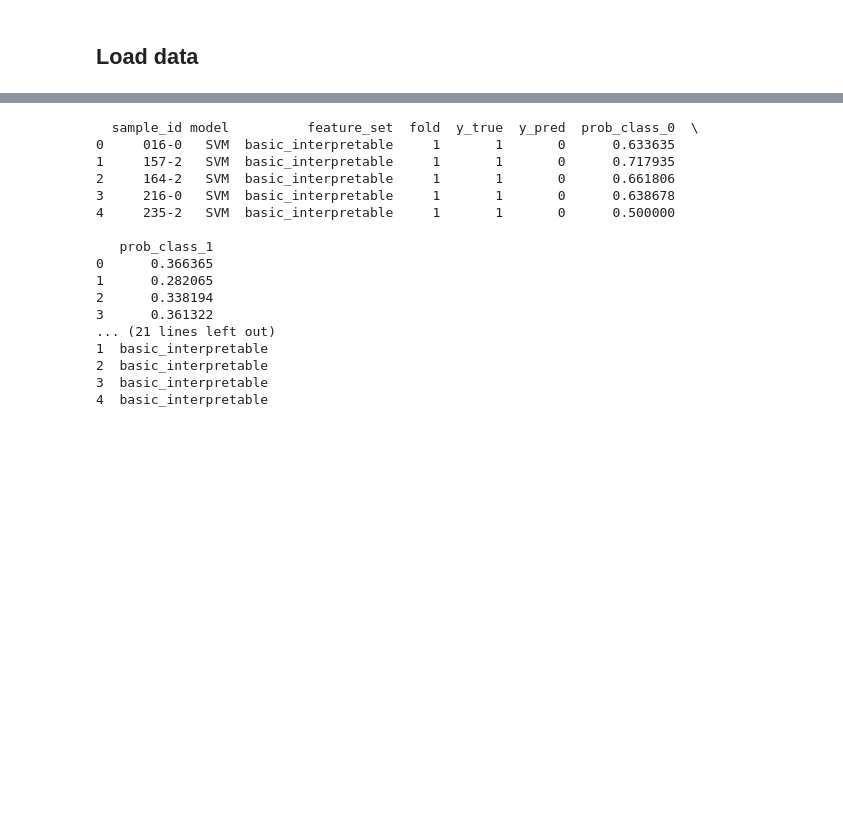
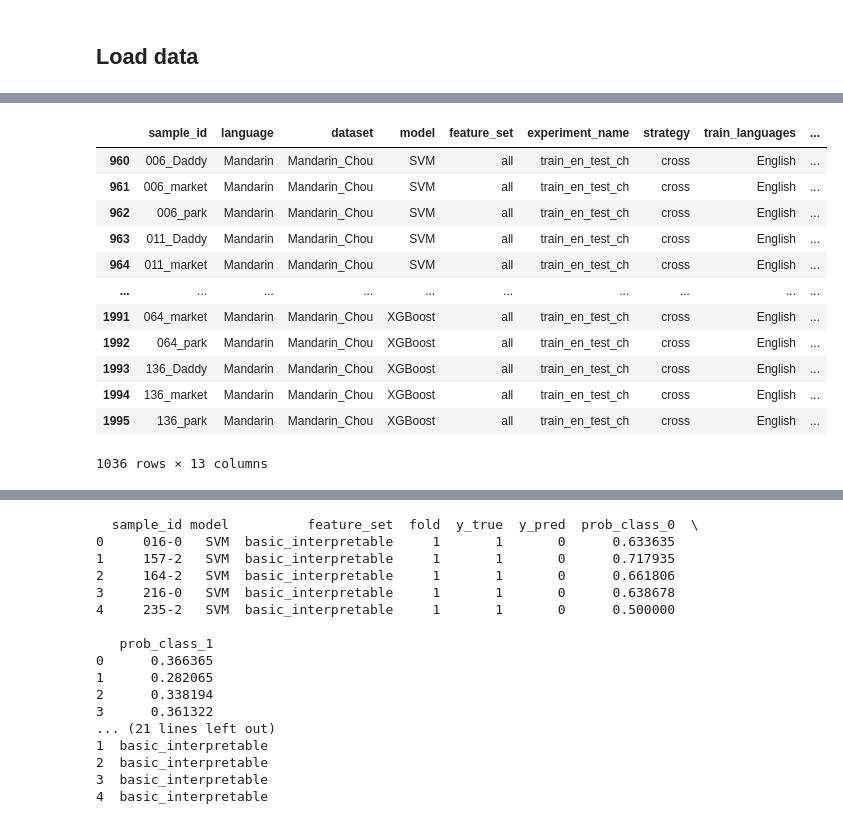
Before and after one commit to krisssnv/ASR-project, a Jupyter notebook: modelstrain.ipynb, the cells around one changed output, grey strips where cells are left out. Drawn from its saved outputs; the diff is of its cells as text; code cells hidden in the pictures; blank space fills up the shorter version.

```diff
--- a/modelstrain.ipynb
+++ b/modelstrain.ipynb
@@ -177,0 +474,19 @@ def compute_metrics_from_predictions(predictions_df):
+# %%
+# 1. load feature tables
+feature_paths = {
+    "English": "full_feature_table_pitts.csv",
+    "Mandarin": "full_feature_table_chinese.csv",
+    "Greek": "full_feature_table_greek.csv",
+}
+
+feature_tables = load_feature_tables(feature_paths)
+features_df = build_master_feature_table(feature_tables)
+# %%
+# 2. run experiments
+predictions_df = run_all_experiments(
+    features_df=features_df,
+    feature_sets=FEATURE_SETS,
+    experiments=EXPERIMENTS,
+    get_models_fn=get_models,
+    random_state=42,
+)
@@ -177,0 +539,16 @@ def compute_metrics_from_predictions(predictions_df):
+# %%
+predictions_df[predictions_df["strategy"] == "cross"]
+# %% [output]
+|  | sample_id | language | dataset | model | feature_set | experiment_name | strategy | train_languages | ... |
+| 960 | 006_Daddy | Mandarin | Mandarin_Chou | SVM | all | train_en_test_ch | cross | English | ... |
+| 961 | 006_market | Mandarin | Mandarin_Chou | SVM | all | train_en_test_ch | cross | English | ... |
+| 962 | 006_park | Mandarin | Mandarin_Chou | SVM | all | train_en_test_ch | cross | English | ... |
+| 963 | 011_Daddy | Mandarin | Mandarin_Chou | SVM | all | train_en_test_ch | cross | English | ... |
+| 964 | 011_market | Mandarin | Mandarin_Chou | SVM | all | train_en_test_ch | cross | English | ... |
+| ... | ... | ... | ... | ... | ... | ... | ... | ... | ... |
+| 1991 | 064_market | Mandarin | Mandarin_Chou | XGBoost | all | train_en_test_ch | cross | English | ... |
+| 1992 | 064_park | Mandarin | Mandarin_Chou | XGBoost | all | train_en_test_ch | cross | English | ... |
+| 1993 | 136_Daddy | Mandarin | Mandarin_Chou | XGBoost | all | train_en_test_ch | cross | English | ... |
+| 1994 | 136_market | Mandarin | Mandarin_Chou | XGBoost | all | train_en_test_ch | cross | English | ... |
+| 1995 | 136_park | Mandarin | Mandarin_Chou | XGBoost | all | train_en_test_ch | cross | English | ... |
+1036 rows × 13 columns
```
Also changed, not shown: parts of 21 cells of this notebook, 1 other file.
